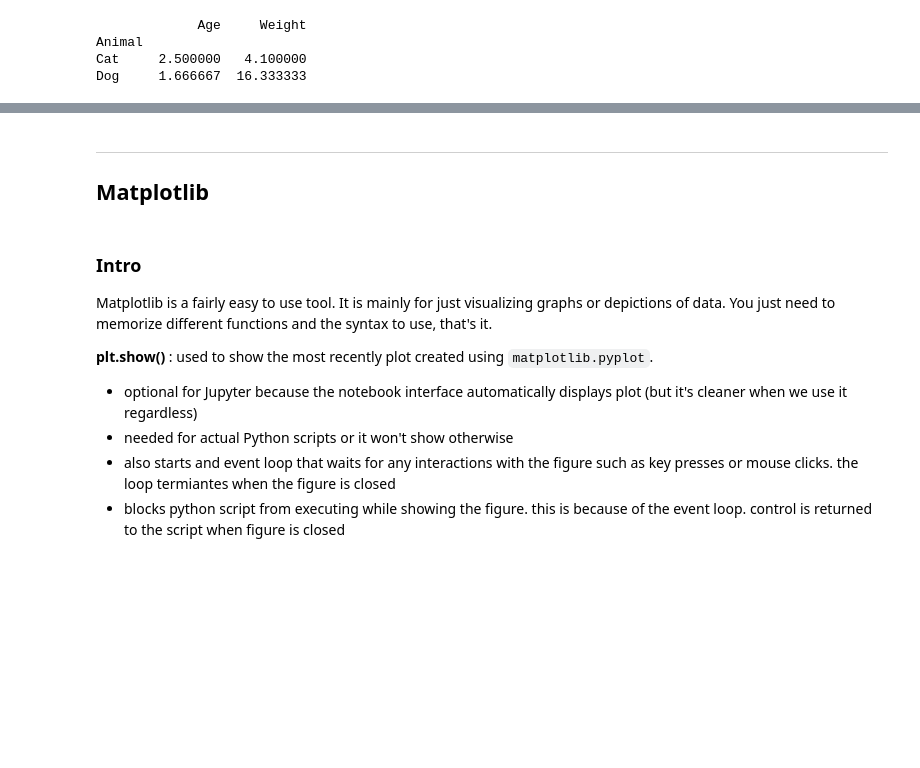
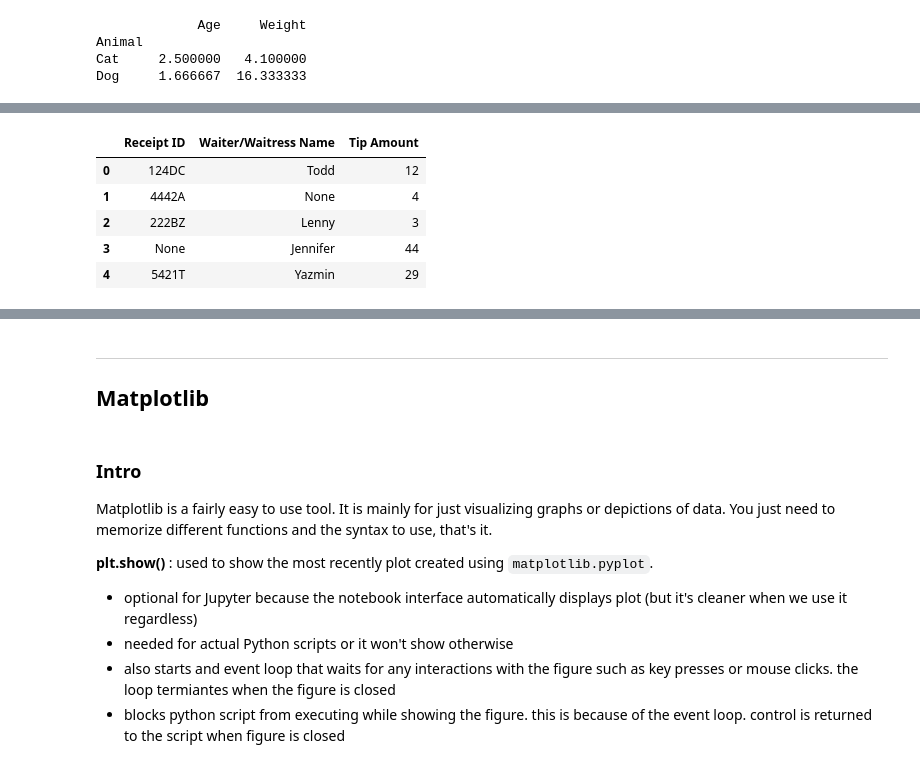
Before and after one commit to mrdandelion6/Learn-to-Code, a Jupyter notebook: python/data_analysis.ipynb, the cells around one changed output, grey strips where cells are left out. Drawn from its saved outputs; the diff is of its cells as text; code cells hidden in the pictures; blank space fills up the shorter version.

Commit message:
added notes on replacing data in pandas dataframes using .fillna(), and more notes on how to split data with the groupby() function

```diff
--- a/python/data_analysis.ipynb
+++ b/python/data_analysis.ipynb
@@ -252,0 +305,17 @@ Dog     1.666667  16.333333
+# %%
+import pandas as pd
+data = {
+    "Receipt ID": ["124DC", "4442A", "222BZ", None, "5421T"],
+    "Waiter/Waitress Name": ["Todd", None, "Lenny", "Jennifer", "Yazmin"],
+    "Tip Amount": [12, 4, 3, 44, 29]
+}
+
+df = pd.DataFrame(data)
+df
+# %% [output]
+|  | Receipt ID | Waiter/Waitress Name | Tip Amount |
+| 0 | 124DC | Todd | 12 |
+| 1 | 4442A | None | 4 |
+| 2 | 222BZ | Lenny | 3 |
+| 3 | None | Jennifer | 44 |
+| 4 | 5421T | Yazmin | 29 |
```
Also changed, not shown: parts of 14 cells of this notebook, 1 other file.
